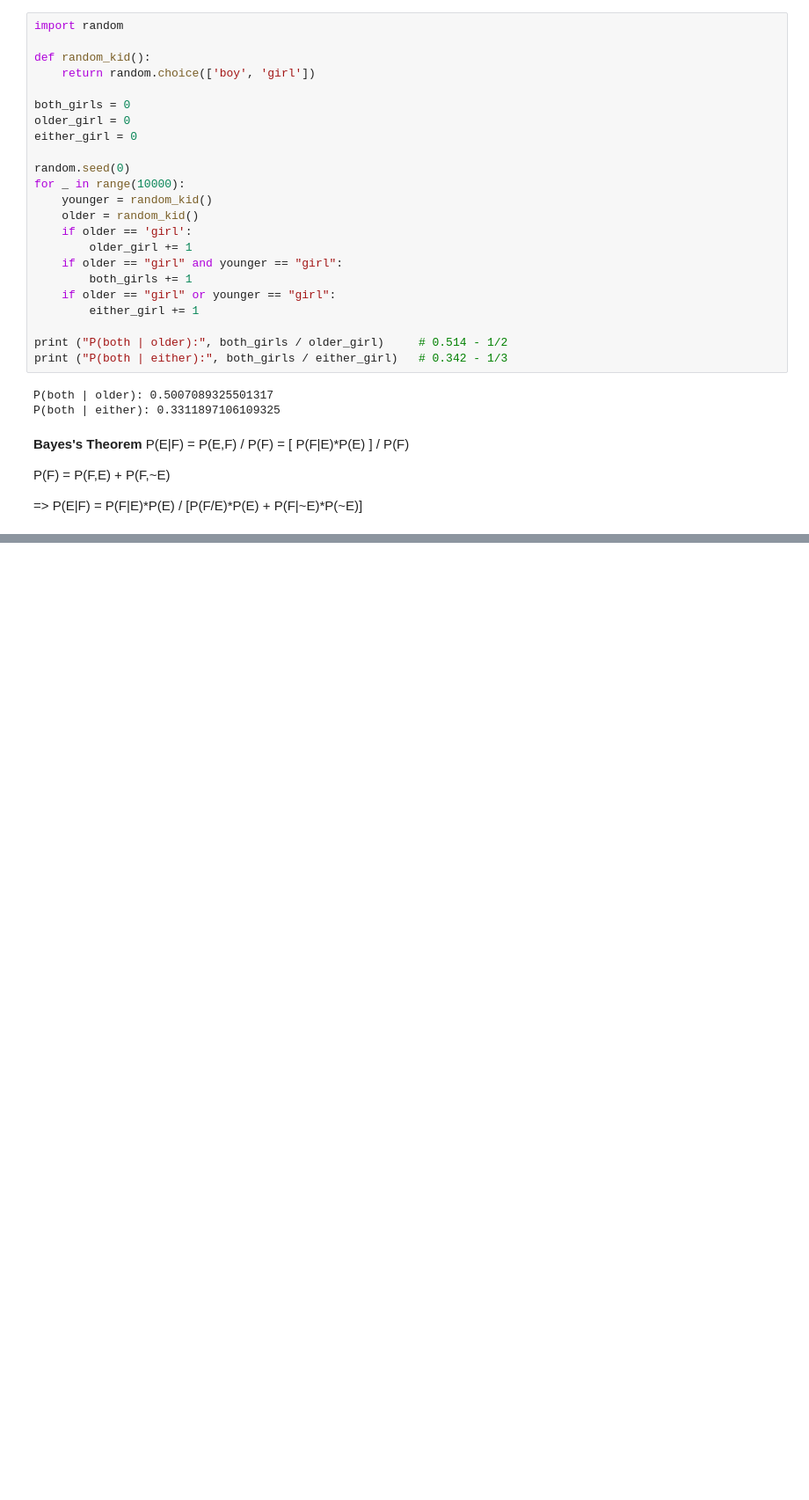
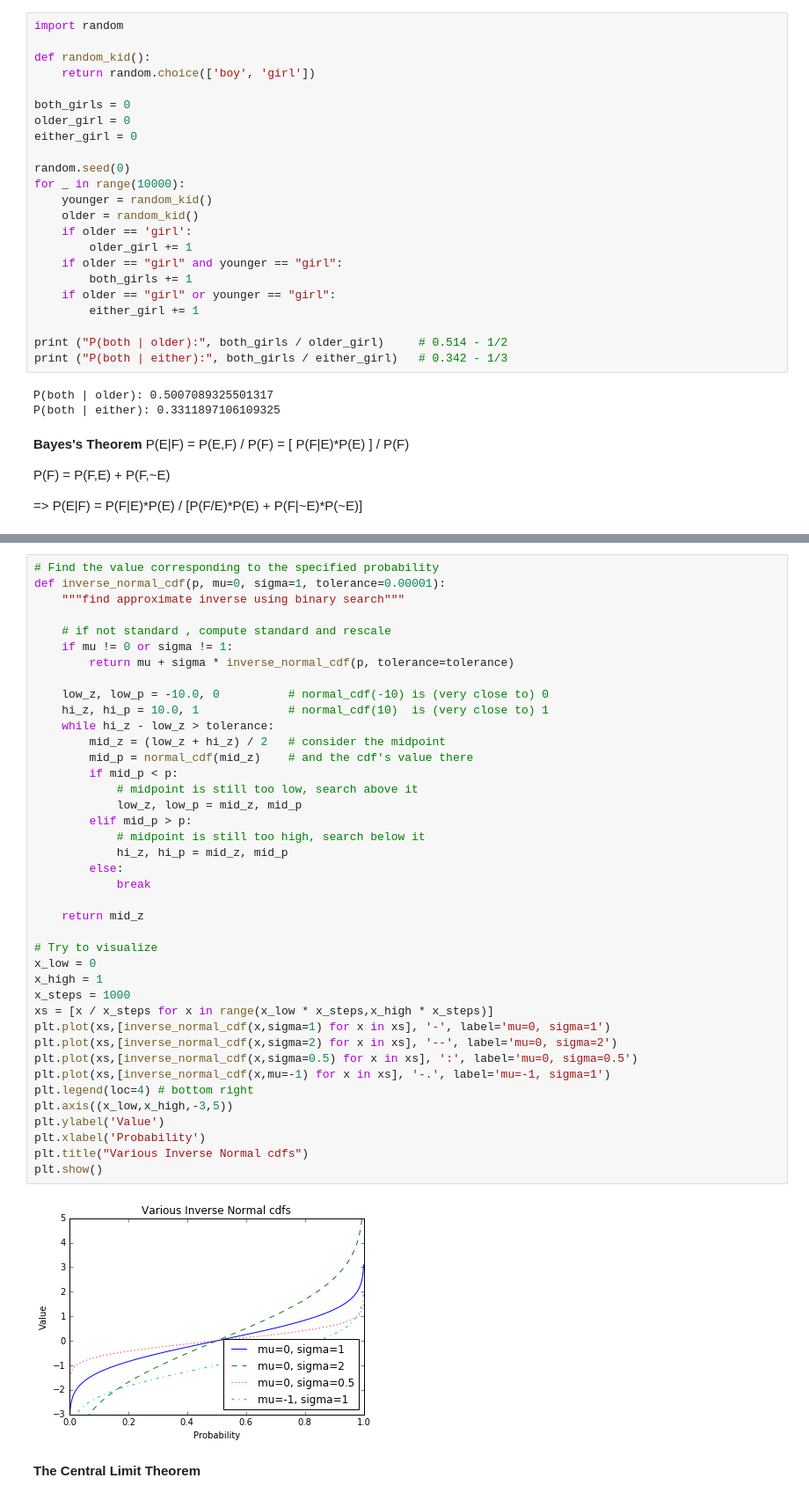
Before and after one commit to andirey/Notebooks, a Jupyter notebook: Data Science From Scratch/Chapter 6.ipynb, the cells around one changed output, grey strips where cells are left out. Shown: that part at 88% size. Saved outputs shown, nothing was run; the diff lists cells and outputs as text; blank space fills up the shorter version.

```diff
--- a/Data Science From Scratch/Chapter 6.ipynb
+++ b/Data Science From Scratch/Chapter 6.ipynb
@@ -37,0 +110,44 @@ P(E|F) = P(F|E)*P(E) / [P(F/E)*P(E) + P(F|~E)*P(~E)]
+# %%
+# Find the value corresponding to the specified probability
+def inverse_normal_cdf(p, mu=0, sigma=1, tolerance=0.00001):
+    """find approximate inverse using binary search"""
+
+    # if not standard , compute standard and rescale
+    if mu != 0 or sigma != 1:
+        return mu + sigma * inverse_normal_cdf(p, tolerance=tolerance)
+
+    low_z, low_p = -10.0, 0          # normal_cdf(-10) is (very close to) 0
+    hi_z, hi_p = 10.0, 1             # normal_cdf(10)  is (very close to) 1
+    while hi_z - low_z > tolerance:
+        mid_z = (low_z + hi_z) / 2   # consider the midpoint
+        mid_p = normal_cdf(mid_z)    # and the cdf's value there
+        if mid_p < p:
+            # midpoint is still too low, search above it
+            low_z, low_p = mid_z, mid_p
+        elif mid_p > p:
+            # midpoint is still too high, search below it
+            hi_z, hi_p = mid_z, mid_p
+        else:
+            break
+
+    return mid_z
+
+# Try to visualize
+x_low = 0
+x_high = 1
+x_steps = 1000
+xs = [x / x_steps for x in range(x_low * x_steps,x_high * x_steps)]
+plt.plot(xs,[inverse_normal_cdf(x,sigma=1) for x in xs], '-', label='mu=0, sigma=1')
+plt.plot(xs,[inverse_normal_cdf(x,sigma=2) for x in xs], '--', label='mu=0, sigma=2')
+plt.plot(xs,[inverse_normal_cdf(x,sigma=0.5) for x in xs], ':', label='mu=0, sigma=0.5')
+plt.plot(xs,[inverse_normal_cdf(x,mu=-1) for x in xs], '-.', label='mu=-1, sigma=1')
+plt.legend(loc=4) # bottom right
+plt.axis((x_low,x_high,-3,5))
+plt.ylabel('Value')
+plt.xlabel('Probability')
+plt.title("Various Inverse Normal cdfs")
+plt.show()
+# %% [output]
+[figure, added]
+# %% [markdown]
+**The Central Limit Theorem**
```
Also changed, not shown: parts of 9 cells of this notebook.
